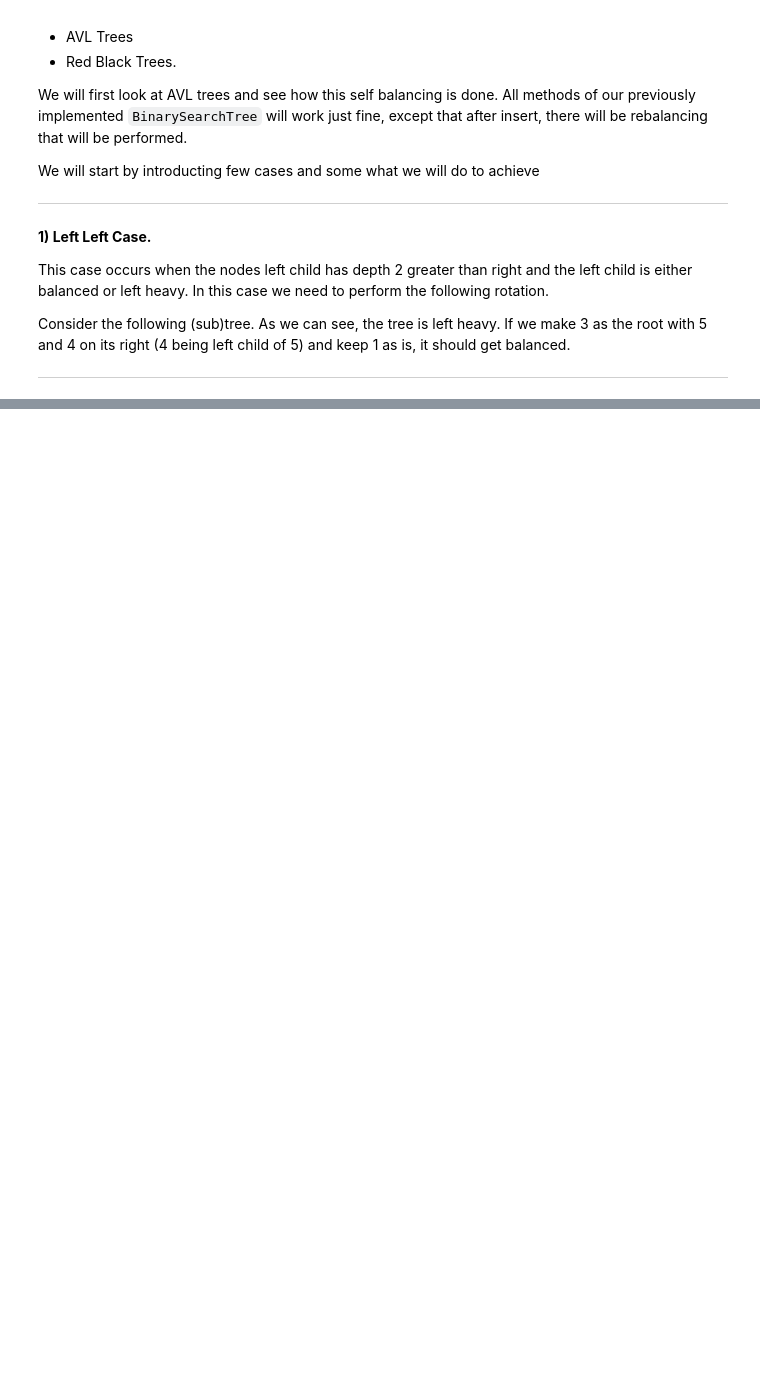
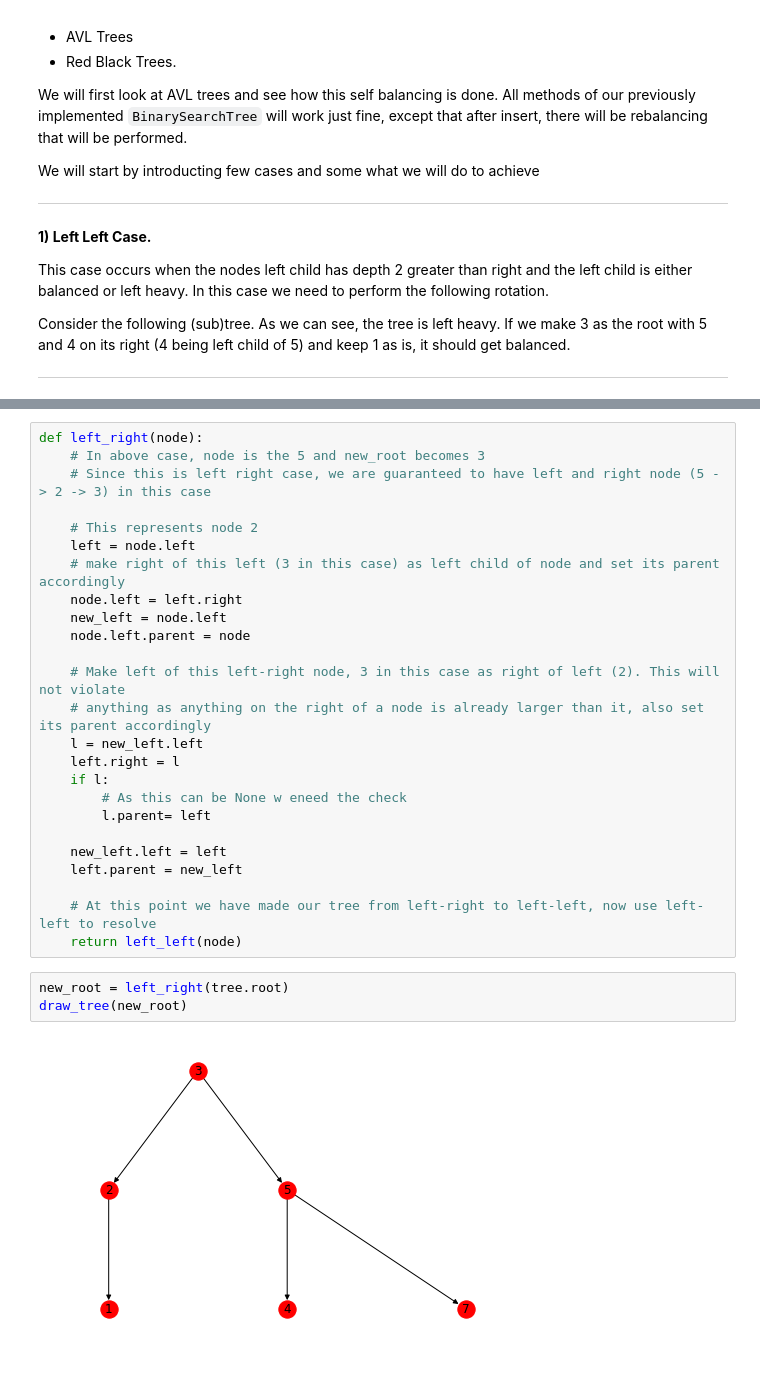
Before and after one commit to amolnayak311/algorithms-illuminated, a Jupyter notebook: Part 2, Graph Algorithms and Data Structures/11. Search Trees.ipynb, the cells around one changed output, grey strips where cells are left out. Drawn from its saved outputs; the diff is of its cells as text; blank space fills up the shorter version.

```diff
--- a/Part 2, Graph Algorithms and Data Structures/11. Search Trees.ipynb
+++ b/Part 2, Graph Algorithms and Data Structures/11. Search Trees.ipynb
@@ -629,0 +645,30 @@ draw_tree(new_root)
+# %%
+def left_right(node):
+    # In above case, node is the 5 and new_root becomes 3
+    # Since this is left right case, we are guaranteed to have left and right node (5 -> 2 -> 3) in this case
+
+    # This represents node 2
+    left = node.left
+    # make right of this left (3 in this case) as left child of node and set its parent accordingly
+    node.left = left.right
+    new_left = node.left
+    node.left.parent = node
+
+    # Make left of this left-right node, 3 in this case as right of left (2). This will not violate
+    # anything as anything on the right of a node is already larger than it, also set its parent accordingly
+    l = new_left.left
+    left.right = l
+    if l:
+        # As this can be None w eneed the check
+        l.parent= left
+
+    new_left.left = left
+    left.parent = new_left
+
+    # At this point we have made our tree from left-right to left-left, now use left-left to resolve
+    return left_left(node)
+# %%
+new_root = left_right(tree.root)
+draw_tree(new_root)
+# %% [output]
+[figure, added]
```
Also changed, not shown: parts of 9 cells of this notebook.
